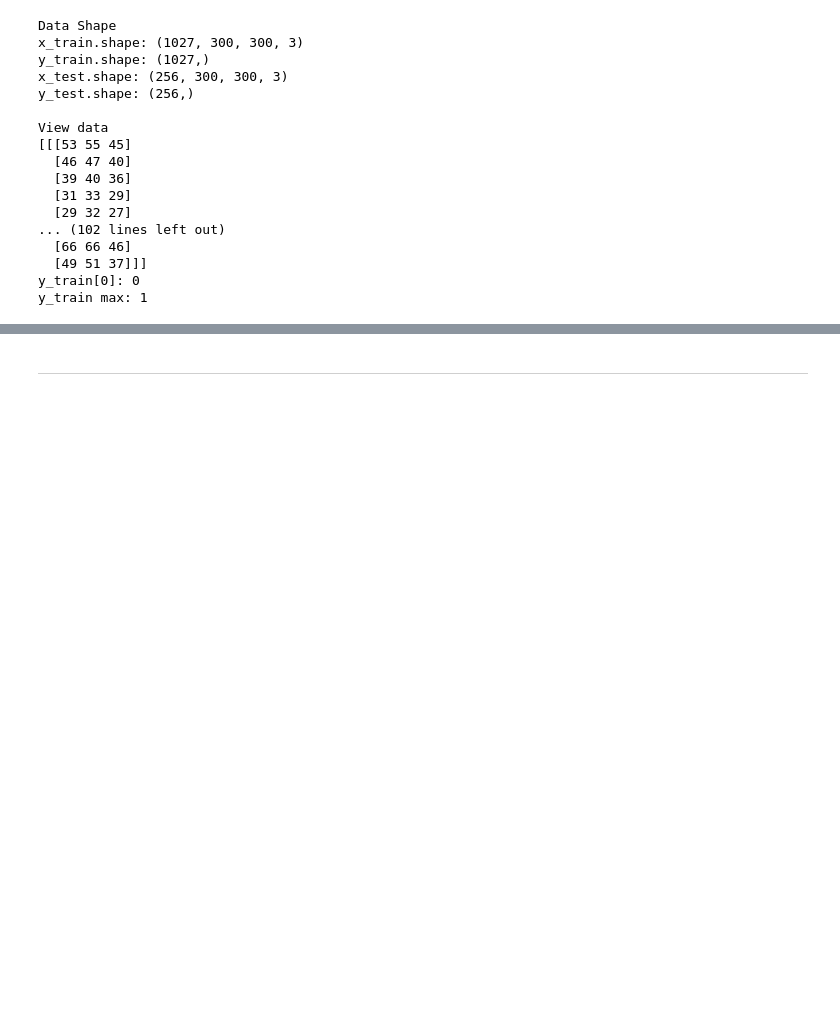
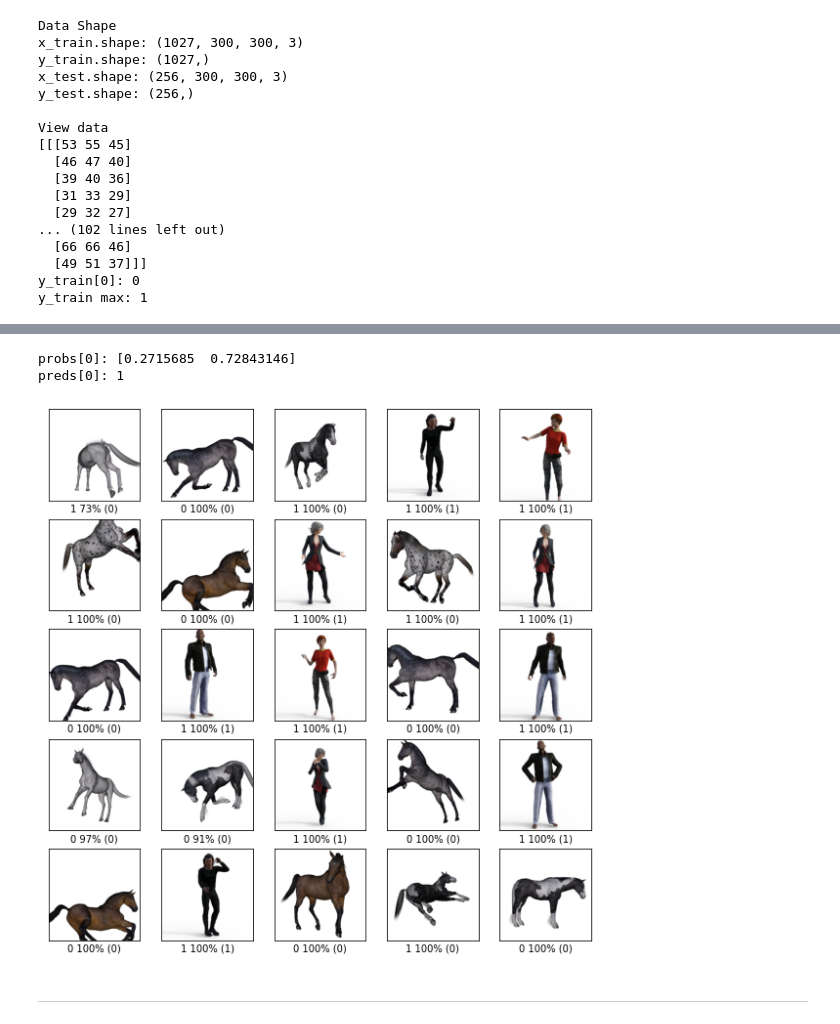
Before and after one commit to jdayllon/ai-saturdays-deeplearning, a Jupyter notebook: W4_Exercise.ipynb, the cells around one changed output, grey strips where cells are left out. Saved outputs shown, nothing was run; the diff lists cells and outputs as text; code cells hidden in the pictures; blank space fills up the shorter version.

```diff
--- a/W4_Exercise.ipynb
+++ b/W4_Exercise.ipynb
@@ -569,12 +524,0 @@ for cur_x_train in x_train:
-# %%
-# Show the 1st 25 images
-
-plt.figure(figsize=(10,10))
-for i in range(25):
-    plt.subplot(5,5,i+1)
-    plt.xticks([])
-    plt.yticks([])
-    plt.grid(False)
-    plt.imshow(x_train_bw[i], cmap=plt.cm.binary)
-    plt.xlabel(y_train[i])
-plt.show()
@@ -584,9 +526,8 @@ plt.show()
 # Define neural network architecture
 
 model = tf.keras.models.Sequential([
-  tf.keras.layers.Flatten(input_shape=(300, 300)),
+  tf.keras.layers.Flatten(input_shape=(300, 300,3)),
   tf.keras.layers.Dense(128, activation='relu'),
-  tf.keras.layers.Dropout(0.2),
   tf.keras.layers.Dense(2, activation='softmax')
 ])
 # %%
@@ -628,2 +584,30 @@ ValueError: ignored
+# %%
+# Retieving probabilities
+
+probs = model.predict(x_test)
+preds = probs.argmax(axis=1)
+
+print('probs[0]:', probs[0])
+print('preds[0]:', preds[0])
+# %% [output]
+probs[0]: [0.2715685  0.72843146]
+preds[0]: 1
+# %%
+# Show the 1st 25 images from the test dataset
+
+plt.figure(figsize=(10,10))
+for i in range(25):
+    plt.subplot(5,5,i+1)
+    plt.xticks([])
+    plt.yticks([])
+    plt.grid(False)
+    plt.imshow(x_test[i], cmap=plt.cm.binary)
+    plt.xlabel("{} {:2.0f}% ({})".format(preds[i],
+                            100*probs[i].max(),
+                            y_test[i]))
+
+plt.show()
+# %% [output]
+[figure, added]
 # %% [markdown]
 ---
```
Also changed, not shown: parts of 5 cells of this notebook.
